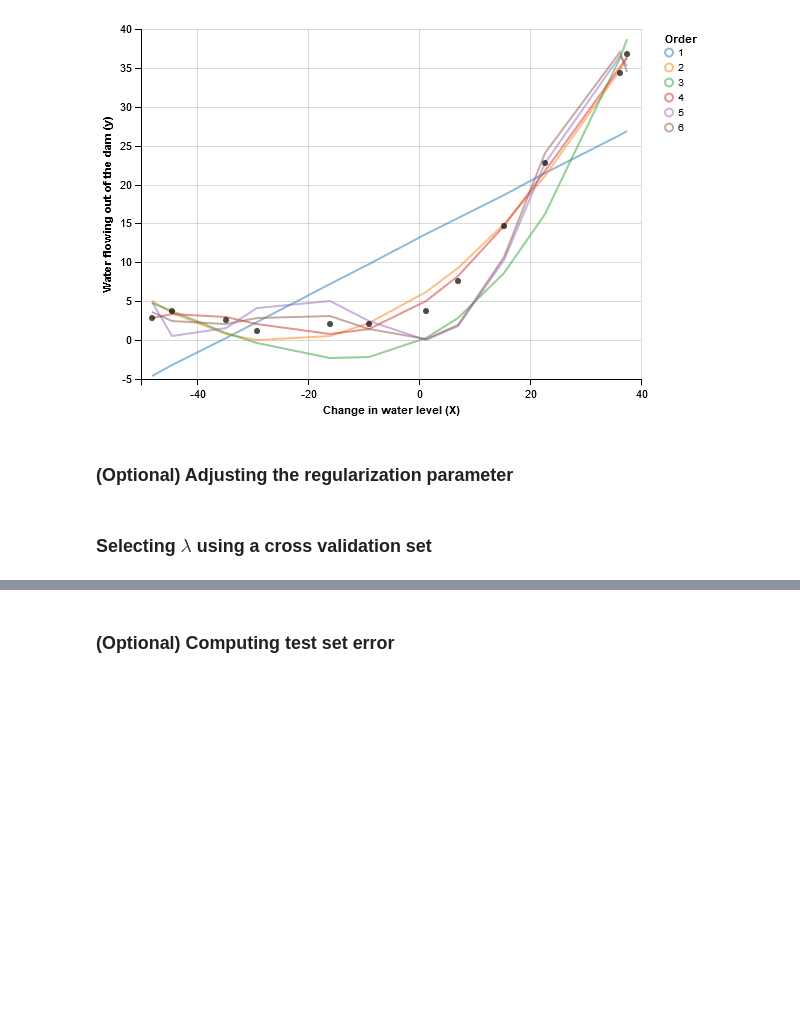
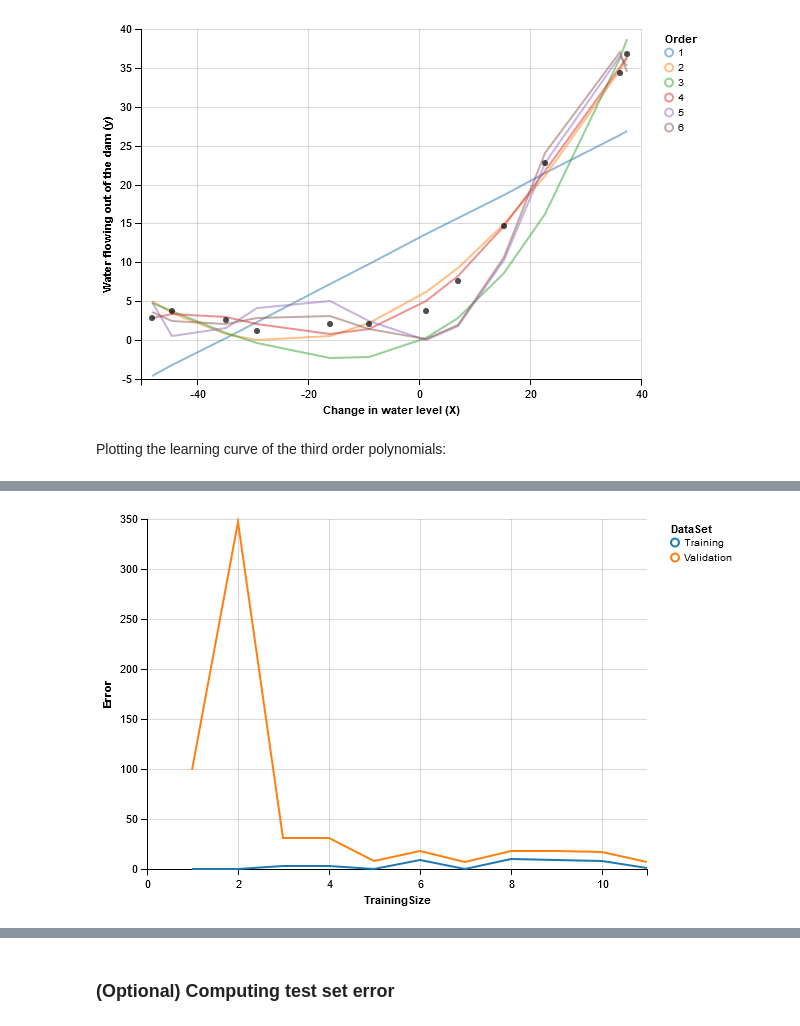
Before and after one commit to JeffMacaluso/Misc, a Jupyter notebook: MachineLearningMOOC/Ex5 Python - Regularized Linear Regression and Bias vs. Variance.ipynb, the cells around one changed output, grey strips where cells are left out. Saved outputs shown, nothing was run; the diff lists cells and outputs as text; code cells hidden in the pictures; blank space fills up the shorter version.

Commit message:
Added regularization parameter plots

```diff
--- a/MachineLearningMOOC/Ex5 Python - Regularized Linear Regression and Bias vs. Variance.ipynb
+++ b/MachineLearningMOOC/Ex5 Python - Regularized Linear Regression and Bias vs. Variance.ipynb
@@ -184,7 +184,7 @@ def plot_learning_curve(Xtrain, ytrain, Xval, yval, C=0.0):
     for i in range(1, m):
 
         # Optimizing theta with the given training size
-        thetas = fit_model(np.zeros(2), Xtrain[:i], ytrain[:i], C)
+        thetas = fit_model(np.zeros(Xtrain.shape[1]+1), Xtrain[:i], ytrain[:i], C)
 
         # Calculating the training error
         trainingError.append(cost_function(thetas, Xtrain[:i], ytrain[:i],
@@ -279,7 +281,8 @@ chart.display()
 # %% [output]
 [interactive output not drawn]
 [figure]
-# %% [markdown]
-### (Optional) Adjusting the regularization parameter
-# %% [markdown]
-### Selecting $\lambda$ using a cross validation set
+# %% [markdown]
+Plotting the learning curve of the third order polynomials:
+# %%
+plot_learning_curve(map_polynomial(X, 2), y, map_polynomial(Xval, 2), yval)
+# %% [output]
@@ -285,0 +290 @@ chart.display()
+[figure, added]
```
Also changed, not shown: parts of 9 cells of this notebook.
